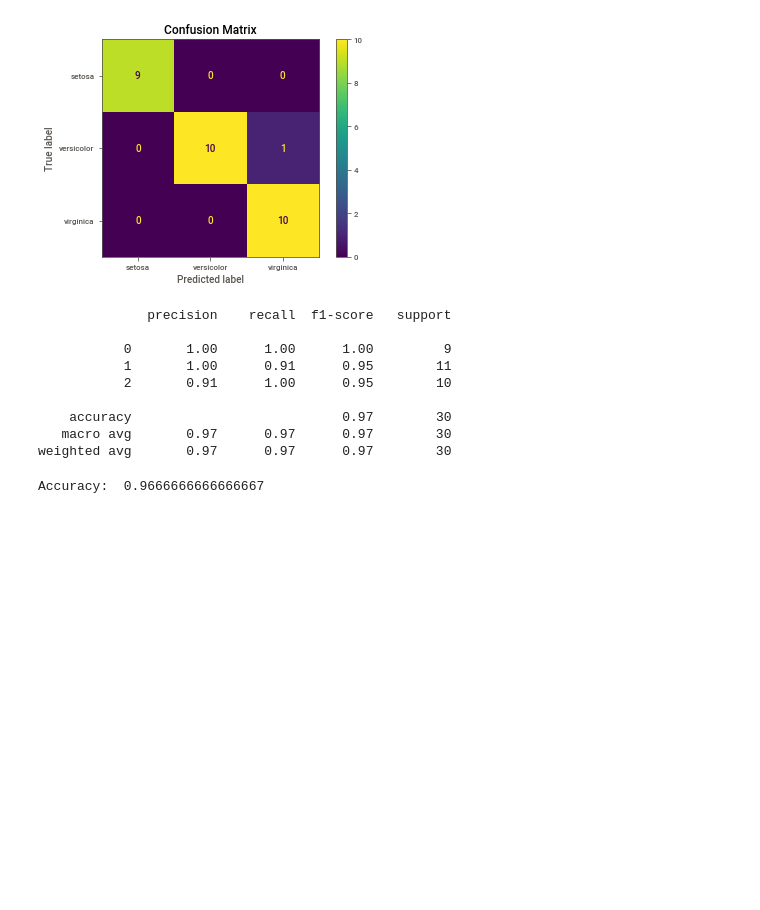
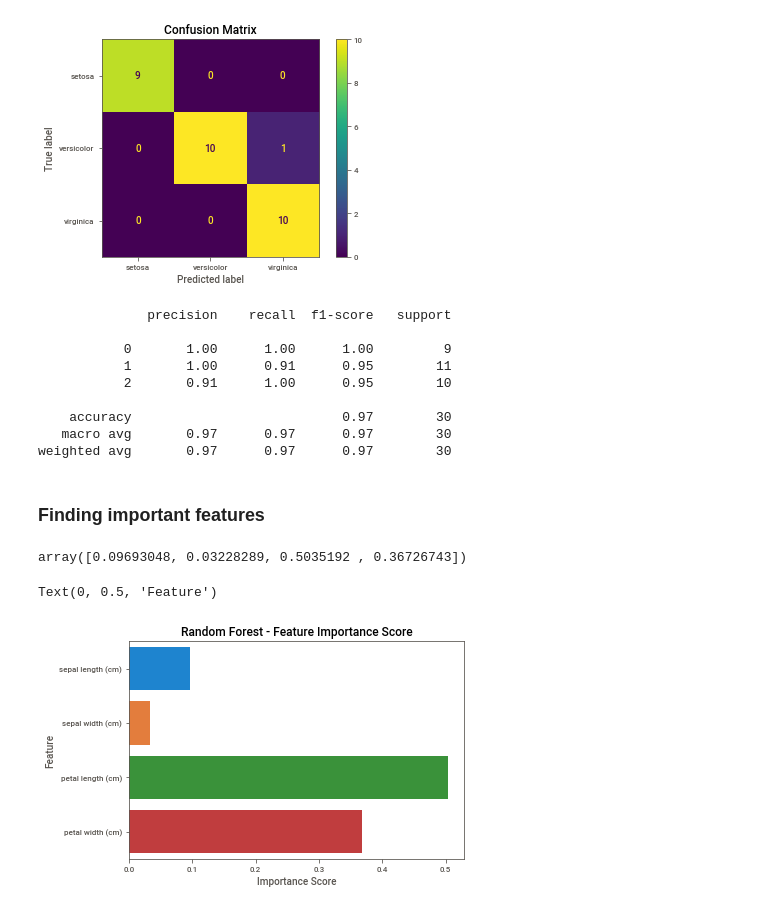
Before and after one commit to jucalfonsom/ml-course, a Jupyter notebook: iris.ipynb, the cells around one changed output. Cells and saved outputs as stored; diff of their text form; code cells hidden in the pictures; blank space fills up the shorter version.

Commit message:
Add Feature importance analysis for random forest

```diff
--- a/iris.ipynb
+++ b/iris.ipynb
@@ -303,7 +303,19 @@ print(classification_report(y_test, y_pred))
     accuracy                           0.97        30
    macro avg       0.97      0.97      0.97        30
 weighted avg       0.97      0.97      0.97        30
-# %%
-print('Accuracy: ', metrics.accuracy_score(y_test, y_pred))
-# %% [output]
-Accuracy:  0.9666666666666667
+# %% [markdown]
+### Finding important features
+# %%
+feature_importances = clf.feature_importances_
+feature_importances
+# %% [output]
+array([0.09693048, 0.03228289, 0.5035192 , 0.36726743])
+# %%
+# Creating a bar plot
+sns.barplot(x=feature_importances, y=iris.feature_names)
+plt.title('Random Forest - Feature Importance Score')
+plt.xlabel('Importance Score')
+plt.ylabel('Feature')
+# %% [output]
+Text(0, 0.5, 'Feature')
+[figure, added]
```
